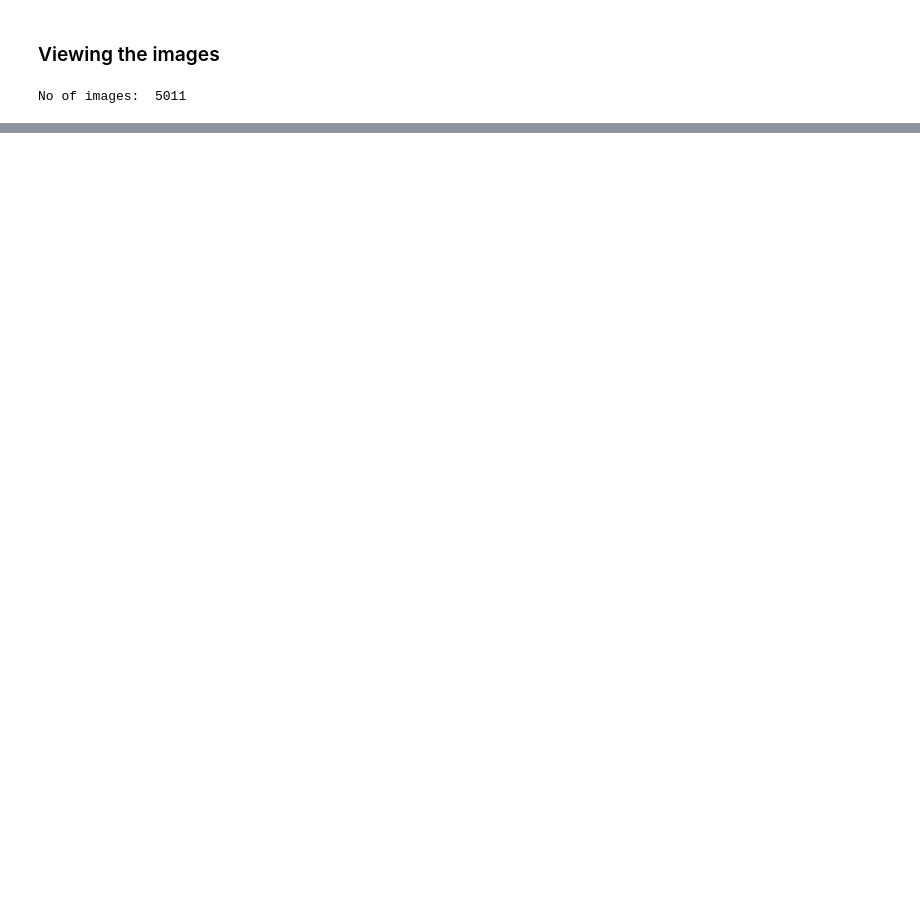
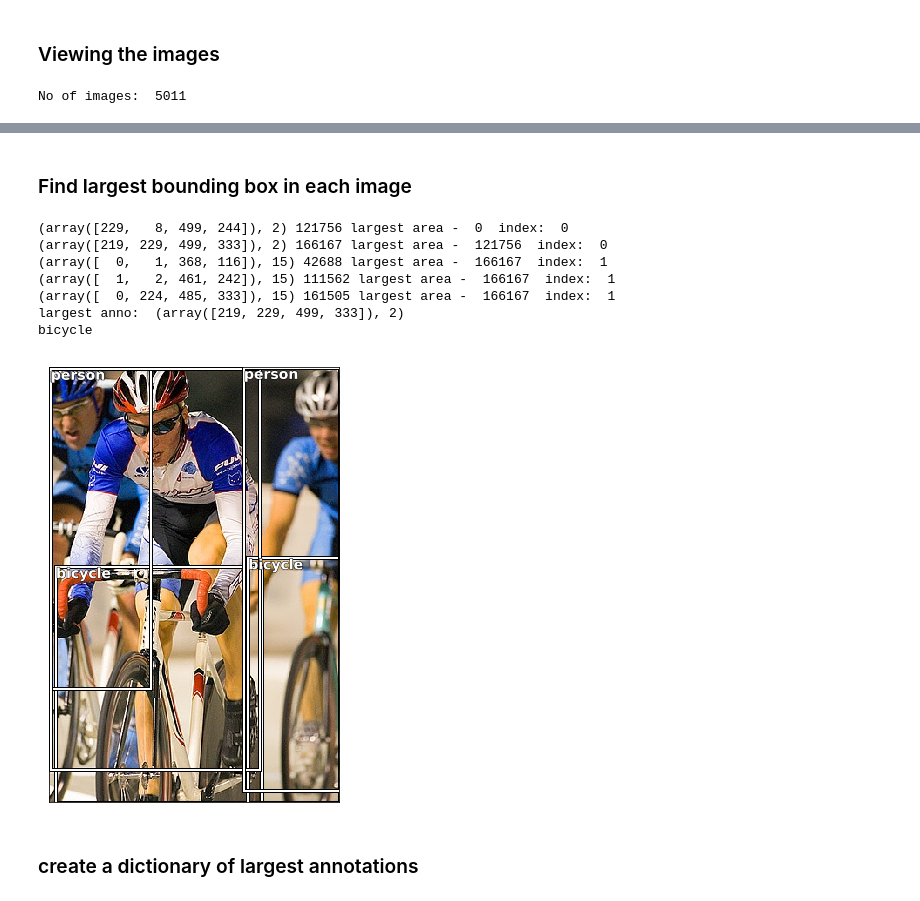
Before and after one commit to achinta/machine-learning, a Jupyter notebook: notebooks/pytorch/002_single_od_with_pascal.ipynb, the cells around one changed output, grey strips where cells are left out. Saved outputs shown, nothing was run; the diff lists cells and outputs as text; code cells hidden in the pictures; blank space fills up the shorter version.

```diff
--- a/notebooks/pytorch/002_single_od_with_pascal.ipynb
+++ b/notebooks/pytorch/002_single_od_with_pascal.ipynb
@@ -71,5 +73,6 @@ annotations:  7844
 # %%
 print('categories: ', len(train_json['categories']))
 train_json['categories'][:3]
+category_id_names = {o['id']:o['name'] for o in train_json['categories']}
 # %% [output]
 categories:  20
@@ -113,0 +175,35 @@ for idx, ax in enumerate(axs.flat):
+# %% [markdown]
+### Find largest bounding box in each image
+# %%
+#get the largest annotation by size
+def get_largest_anno(idx):
+    bbs_vox = train_img_anno[idx]
+    if not bbs_vox:
+        return
+    largest_area = 0
+    largest_i = 0
+    for i, bb in enumerate(bbs_vox):
+        area = bb[0][2] - bb * bb[0][3]
+        print(bb,area, 'largest area - ', largest_area, ' index: ', largest_i)
+        if area >= largest_area:
+            largest_area = area
+            largest_i = i
+    return bbs_vox[largest_i]
+
+#test it
+anno = get_largest_anno(23)
+print('largest anno: ', anno)
+# draw_idx(23,annos=[anno])
+draw_idx(23)
+print(category_id_names[2])
+# %% [output]
+(array([229,   8, 499, 244]), 2) 121756 largest area -  0  index:  0
+(array([219, 229, 499, 333]), 2) 166167 largest area -  121756  index:  0
+(array([  0,   1, 368, 116]), 15) 42688 largest area -  166167  index:  1
+(array([  1,   2, 461, 242]), 15) 111562 largest area -  166167  index:  1
+(array([  0, 224, 485, 333]), 15) 161505 largest area -  166167  index:  1
+largest anno:  (array([219, 229, 499, 333]), 2)
+bicycle
+[figure, added]
+# %% [markdown]
+### create a dictionary of largest annotations
```
Also changed, not shown: parts of 12 cells of this notebook.
